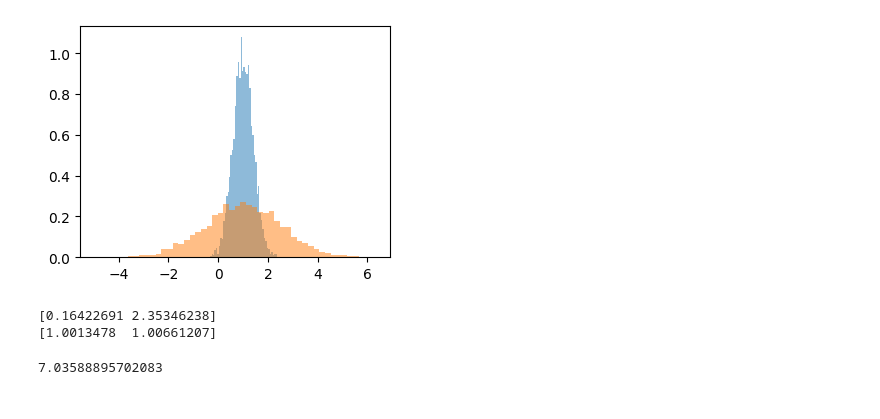
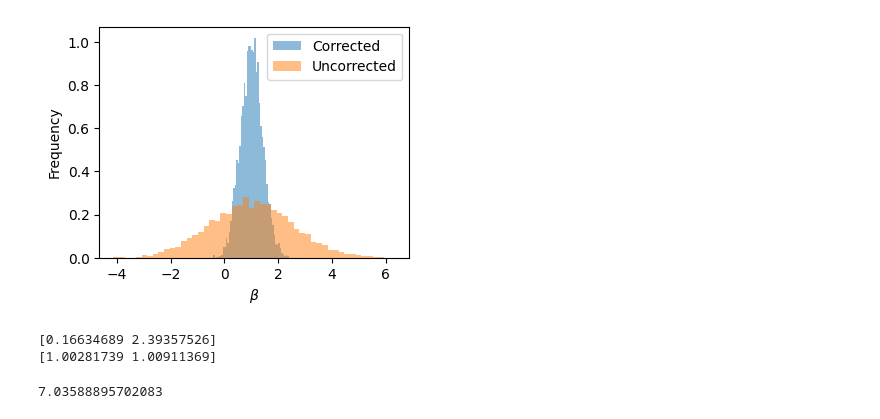
Before and after one commit to ihmeuw-msca/CorrelationCorrection, a Jupyter notebook: simulation.ipynb, the cells around one changed output. Cells and saved outputs as stored; diff of their text form; code cells hidden in the pictures.

Commit message:
Getting plots

```diff
--- a/simulation.ipynb
+++ b/simulation.ipynb
@@ -30,15 +30,19 @@ beta_true = 1
 results = np.array([simulate_beta(x_vals,n_samps=n_samps,n_samps_control=n_samps_control,beta_true=beta_true)[:2] for _ in range(5000)])
 # %%
 plt.figure(figsize=(4,3))
-plt.hist(results[:,0],50,alpha = 0.5,density=True)
-plt.hist(results[:,1],50,alpha = 0.5,density=True)
+plt.hist(results[:,0],50,alpha = 0.5,density=True,label="Corrected")
+plt.hist(results[:,1],50,alpha = 0.5,density=True,label="Uncorrected")
+plt.xlabel(r"$\beta$")
+plt.ylabel("Frequency")
+plt.legend()
+plt.savefig("images/distribution_plot.pdf",bbox_inches="tight",pad_inches=0.1)
 plt.show()
 print(np.var(results,axis=0))
 print(np.mean(results,axis=0))
 # %% [output]
-[figure, old version]
+[figure, new version]
-[0.16422691 2.35346238]
-[1.0013478  1.00661207]
+[0.16634689 2.39357526]
+[1.00281739 1.00911369]
 # %%
 x_vals = np.linspace(1.2,3,10)
 n_samps_control = 1
```
Also changed, not shown: parts of 1 cell of this notebook, 4 other files.
